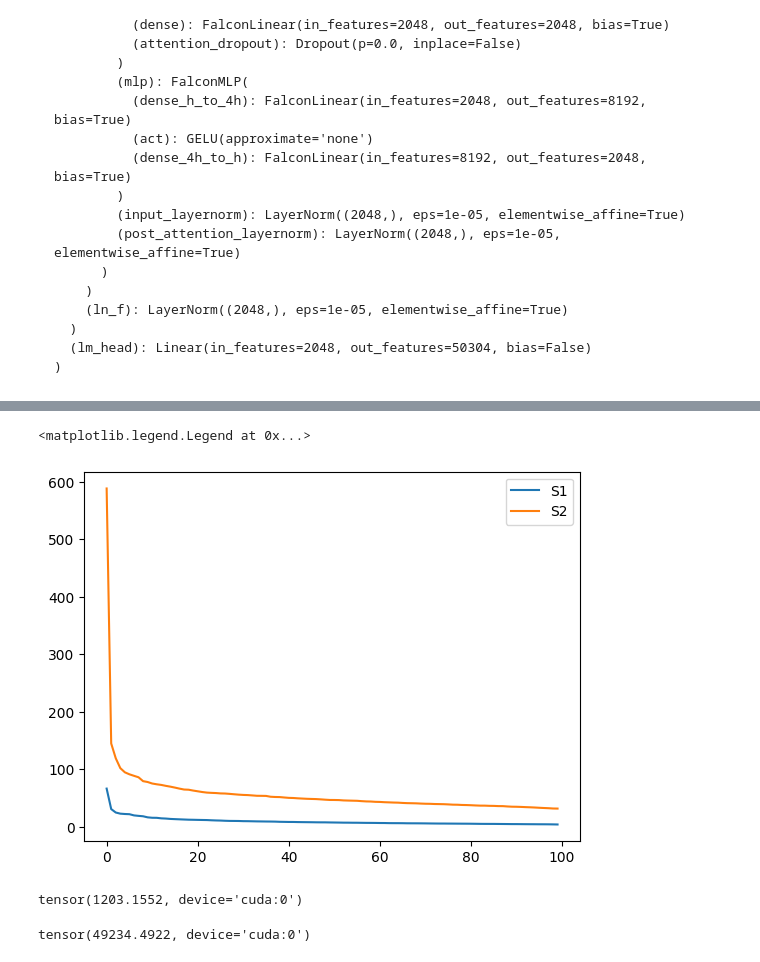
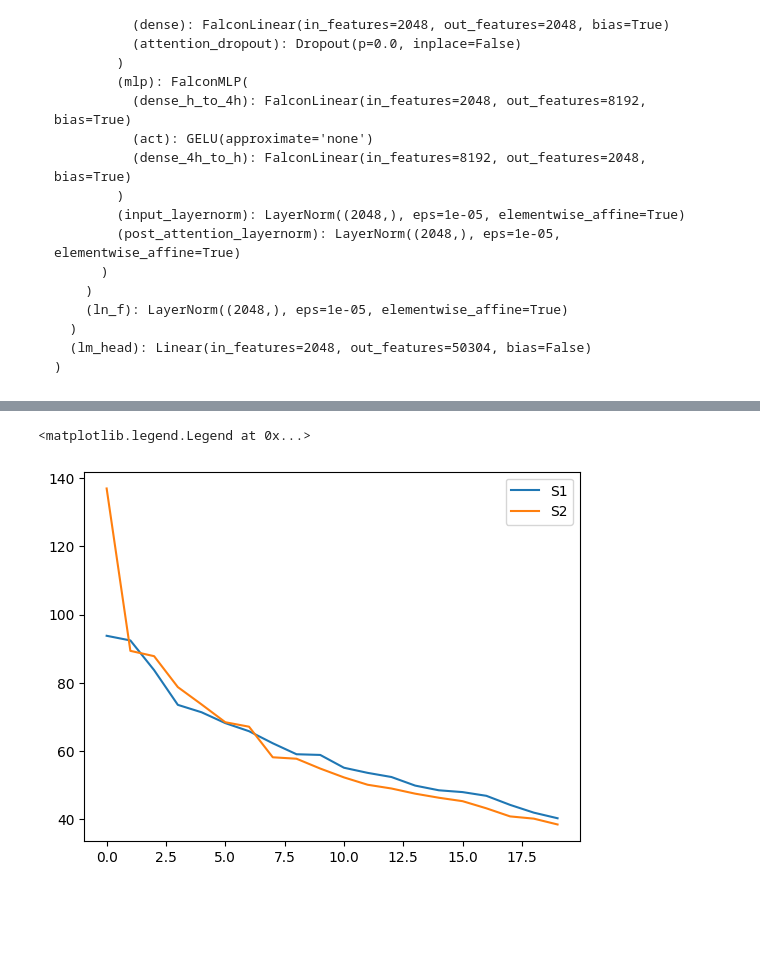
Before and after one commit to rcpaffenroth/iterativennsimple_extension, a Jupyter notebook: huggingface_surgery/notebooks/04-rcp-path-analysis.ipynb, the cells around one changed output, grey strips where cells are left out. Saved outputs shown, nothing was run; the diff lists cells and outputs as text; code cells hidden in the pictures; blank space fills up the shorter version.

```diff
--- a/huggingface_surgery/notebooks/04-rcp-path-analysis.ipynb
+++ b/huggingface_surgery/notebooks/04-rcp-path-analysis.ipynb
@@ -35,6 +31,6 @@ _,S2,V2 = torch.svd_lowrank(path2_points, q=100)
 # %%
 # These are the path1 and path2 of some particular transformer in the ModuleList
 # The hidden state before the transformer before the transformer does its transformation
-path1 = torch.load('..//scripts/data/outputs_0_6.pt')
+path1 = torch.load('../scripts/inputs_0_0.pt')
 # The hidden state after the transformation
-path2 = torch.load('..//scripts/data/inputs_0_7.pt')
+path2 = torch.load('../scripts/outputs_0_23.pt')
@@ -86,7 +72,0 @@ _,S2,V2 = torch.svd_lowrank(path2_points, q=100)
-# %%
-plt.plot(S1.cpu(), label='S1')
-plt.plot(S2.cpu(), label='S2')
-plt.legend()
-# %% [output]
-<matplotlib.legend.Legend at 0x...>
-[figure, removed]
@@ -100,0 +81,7 @@ path2_points = (path2_points - path2_points.mean(dim=0, keepdim=True))/path2_poi
+# %%
+plt.plot(S1.cpu().detach(), label='S1')
+plt.plot(S2.cpu().detach(), label='S2')
+plt.legend()
+# %% [output]
+<matplotlib.legend.Legend at 0x...>
+[figure, added]
@@ -107,4 +100,0 @@ W = torch.inverse(X.T @ X) @ X.T @ Y
-# %%
-torch.norm(X-Y)
-# %% [output]
-tensor(1203.1552, device='cuda:0')
@@ -113,4 +100,0 @@ X = X @ W
-# %%
-torch.norm(X - Y)
-# %% [output]
-tensor(49234.4922, device='cuda:0')
```
Also changed, not shown: parts of 19 cells of this notebook, 2 other files.
